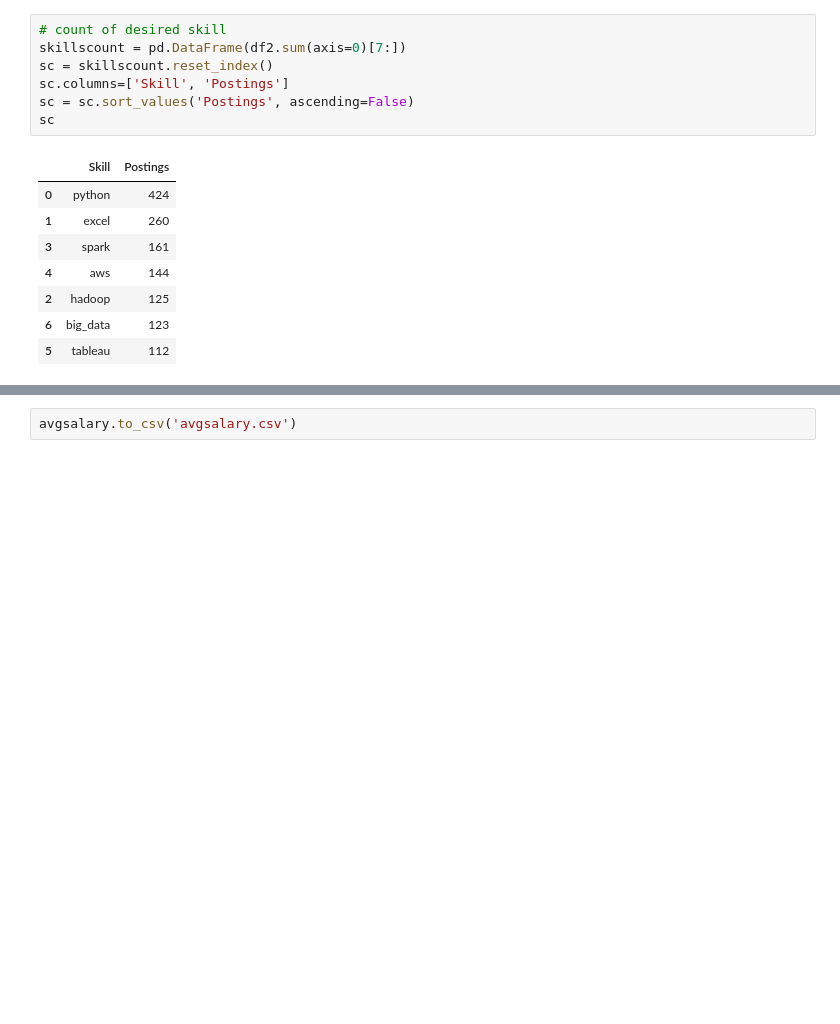
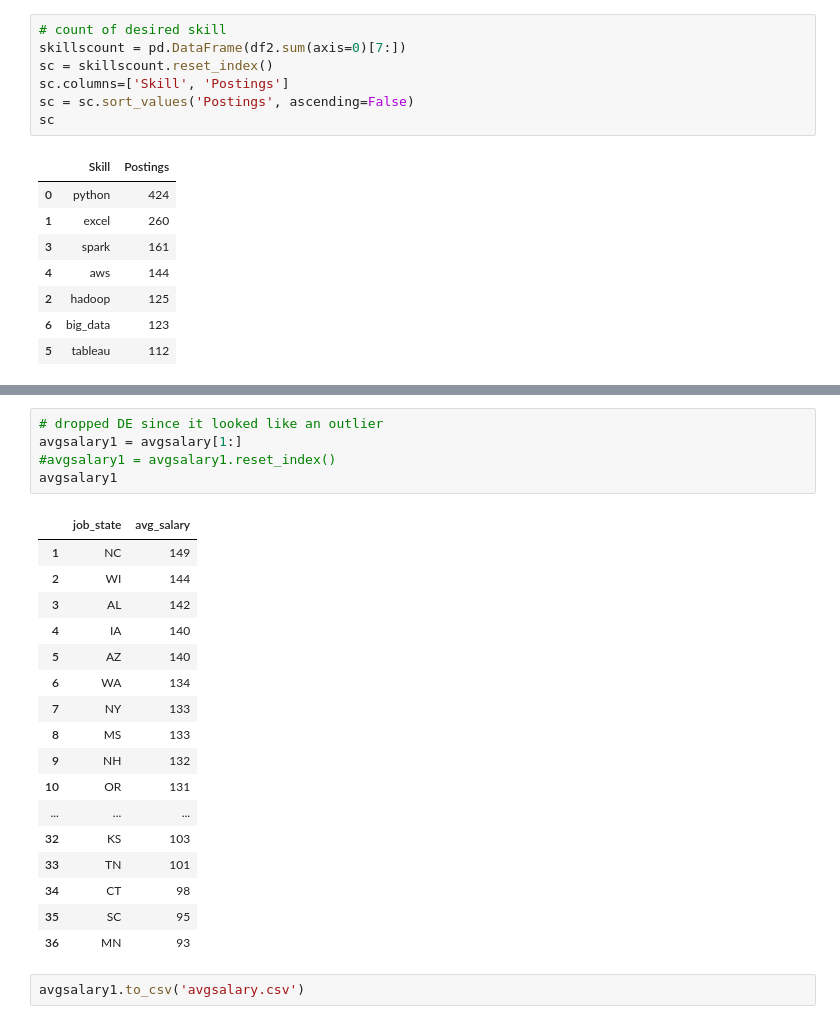
Before and after one commit to molobit619/data-science-jobs-dashboard, a Jupyter notebook: dsjobs.ipynb, the cells around one changed output, grey strips where cells are left out. Cells and saved outputs as stored; diff of their text form; blank space fills up the shorter version.

```diff
--- a/dsjobs.ipynb
+++ b/dsjobs.ipynb
@@ -300,2 +307,25 @@ avgsalary.reset_index()
+# %%
+# dropped DE since it looked like an outlier
+avgsalary1 = avgsalary[1:]
+#avgsalary1 = avgsalary1.reset_index()
+avgsalary1
+# %% [output]
+|  | job_state | avg_salary |
+| 1 | NC | 149 |
+| 2 | WI | 144 |
+| 3 | AL | 142 |
+| 4 | IA | 140 |
+| 5 | AZ | 140 |
+| 6 | WA | 134 |
+| 7 | NY | 133 |
+| 8 | MS | 133 |
+| 9 | NH | 132 |
+| 10 | OR | 131 |
+| ... | ... | ... |
+| 32 | KS | 103 |
+| 33 | TN | 101 |
+| 34 | CT | 98 |
+| 35 | SC | 95 |
+| 36 | MN | 93 |
 # %%
-avgsalary.to_csv('avgsalary.csv')
+avgsalary1.to_csv('avgsalary.csv')
```
Also changed, not shown: parts of 8 cells of this notebook, 5 other files.
